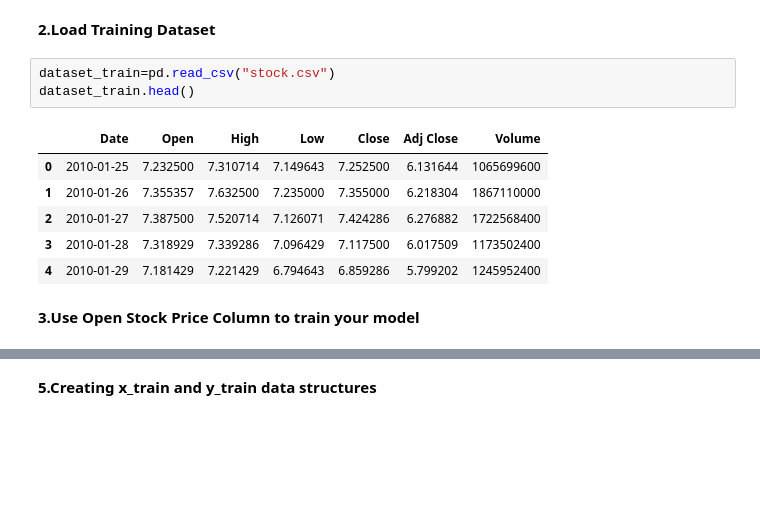
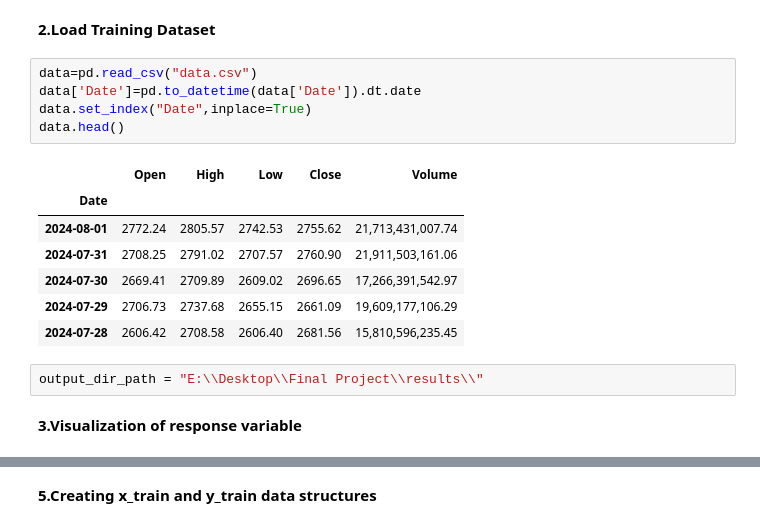
Before and after one commit to SabitaMagr/Stock-Prediction-System, a Jupyter notebook: StockMarket.ipynb, the cells around one changed output, grey strips where cells are left out. Cells and saved outputs as stored; diff of their text form; blank space fills up the shorter version.

```diff
--- a/StockMarket.ipynb
+++ b/StockMarket.ipynb
@@ -9,15 +17,20 @@ import matplotlib.pyplot as plt
 # %% [markdown]
 **2.Load Training Dataset**
 # %%
-dataset_train=pd.read_csv("stock.csv")
-dataset_train.head()
+data=pd.read_csv("data.csv")
+data['Date']=pd.to_datetime(data['Date']).dt.date
+data.set_index("Date",inplace=True)
+data.head()
 # %% [output]
-|  | Date | Open | High | Low | Close | Adj Close | Volume |
-| 0 | 2010-01-25 | 7.232500 | 7.310714 | 7.149643 | 7.252500 | 6.131644 | 1065699600 |
-| 1 | 2010-01-26 | 7.355357 | 7.632500 | 7.235000 | 7.355000 | 6.218304 | 1867110000 |
-| 2 | 2010-01-27 | 7.387500 | 7.520714 | 7.126071 | 7.424286 | 6.276882 | 1722568400 |
-| 3 | 2010-01-28 | 7.318929 | 7.339286 | 7.096429 | 7.117500 | 6.017509 | 1173502400 |
-| 4 | 2010-01-29 | 7.181429 | 7.221429 | 6.794643 | 6.859286 | 5.799202 | 1245952400 |
+|  | Open | High | Low | Close | Volume |
+| Date |  |  |  |  |  |
+| 2024-08-01 | 2772.24 | 2805.57 | 2742.53 | 2755.62 | 21,713,431,007.74 |
+| 2024-07-31 | 2708.25 | 2791.02 | 2707.57 | 2760.90 | 21,911,503,161.06 |
+| 2024-07-30 | 2669.41 | 2709.89 | 2609.02 | 2696.65 | 17,266,391,542.97 |
+| 2024-07-29 | 2706.73 | 2737.68 | 2655.15 | 2661.09 | 19,609,177,106.29 |
+| 2024-07-28 | 2606.42 | 2708.58 | 2606.40 | 2681.56 | 15,810,596,235.45 |
+# %%
+output_dir_path = "E:\\Desktop\\Final Project\\results\\"
 # %% [markdown]
-**3.Use Open Stock Price Column to train your model**
+**3.Visualization of response variable**
 # %%
```
Also changed, not shown: parts of 9 cells of this notebook, 5 other files.
